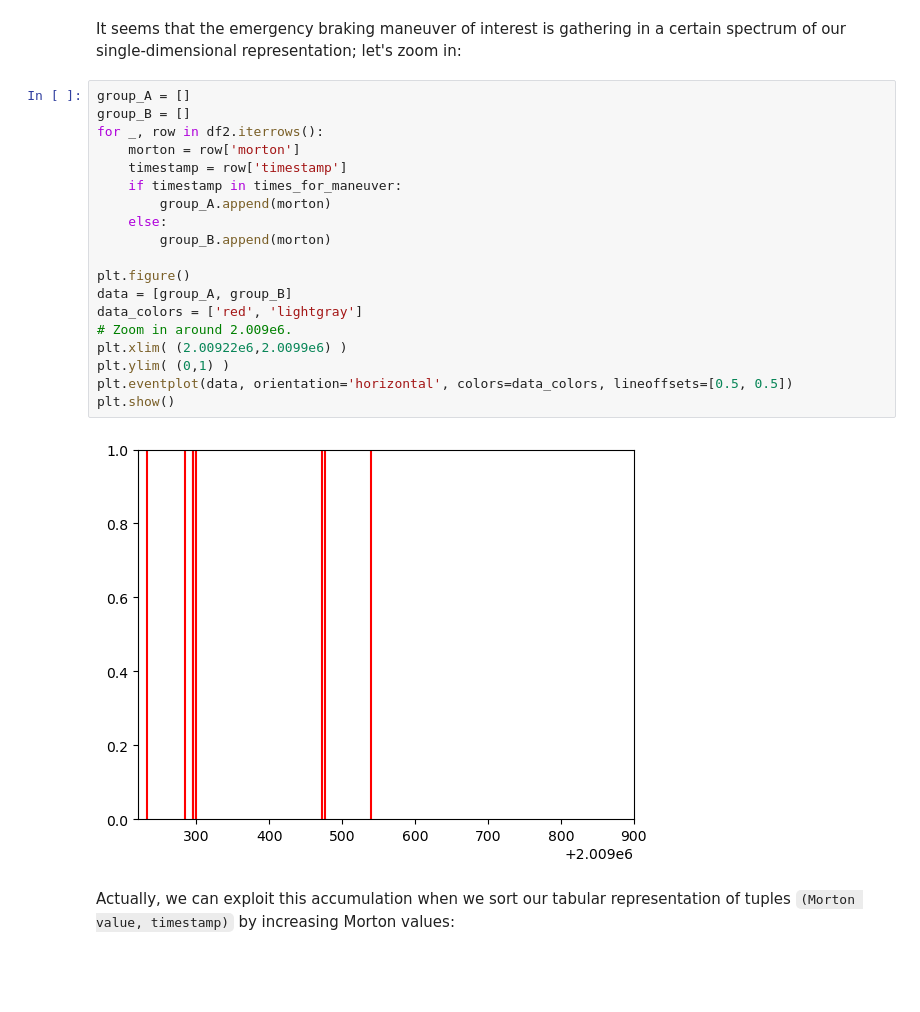
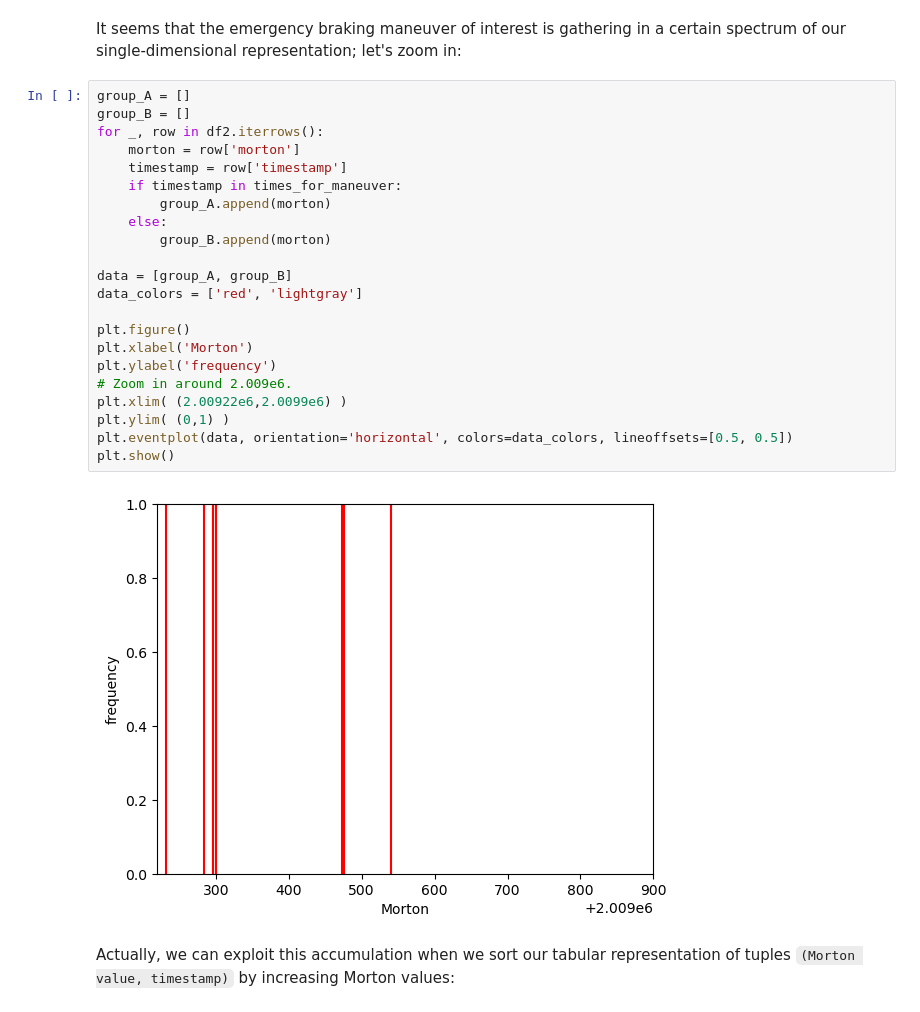
Before and after one commit to chrberger/sfc, a Jupyter notebook: IntroductionToAppliedEventDetection.ipynb, the cells around one changed output. Drawn from its saved outputs; the diff is of its cells as text; blank space fills up the shorter version.

```diff
--- a/IntroductionToAppliedEventDetection.ipynb
+++ b/IntroductionToAppliedEventDetection.ipynb
@@ -392,24 +407,27 @@ It seems that the emergency braking maneuver of interest is gathering in a certa
 # %%
 group_A = []
 group_B = []
 for _, row in df2.iterrows():
     morton = row['morton']
     timestamp = row['timestamp']
     if timestamp in times_for_maneuver:
         group_A.append(morton)
     else:
         group_B.append(morton)
 
-plt.figure()
 data = [group_A, group_B]
 data_colors = ['red', 'lightgray']
+
+plt.figure()
+plt.xlabel('Morton')
+plt.ylabel('frequency')
 # Zoom in around 2.009e6.
 plt.xlim( (2.00922e6,2.0099e6) )
 plt.ylim( (0,1) )
 plt.eventplot(data, orientation='horizontal', colors=data_colors, lineoffsets=[0.5, 0.5])
 plt.show()
 # %% [output]
-[figure, old version]
+[figure, new version]
 # %% [markdown]
 Actually, we can exploit this accumulation when we sort our tabular representation of tuples `(Morton value, timestamp)` by increasing Morton values:
 # %%
```
Also changed, not shown: parts of 17 cells of this notebook.
